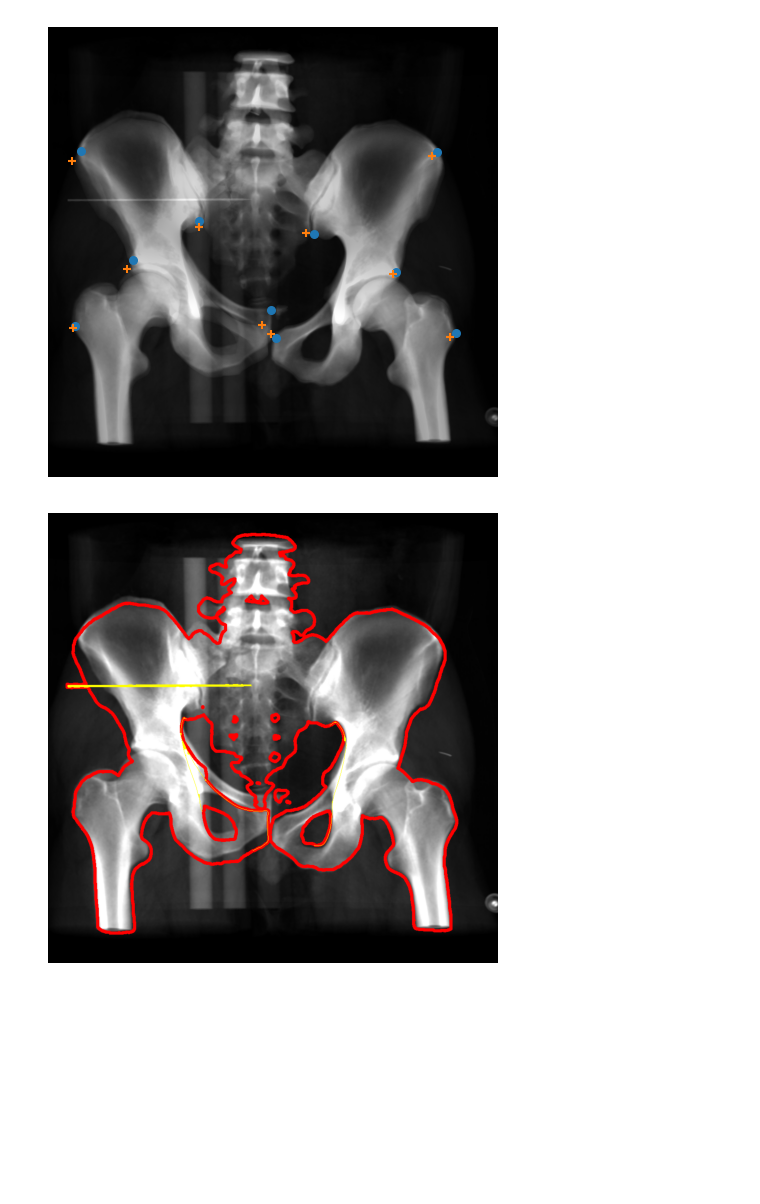
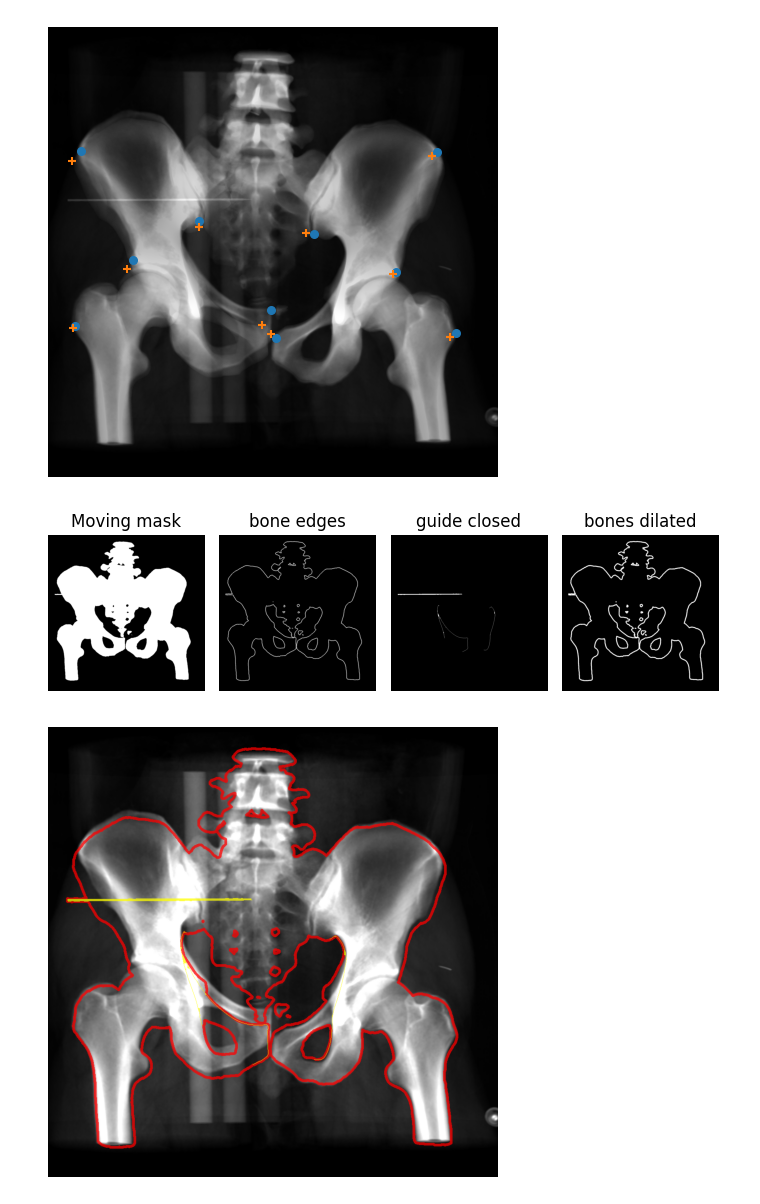
Before and after one commit to Vojtech-Benda/ca_isf, a Jupyter notebook: createImages.ipynb, the cells around one changed output. Saved outputs shown, nothing was run; the diff lists cells and outputs as text; code cells hidden in the pictures; blank space fills up the shorter version.

```diff
--- a/createImages.ipynb
+++ b/createImages.ipynb
@@ -160,47 +160,70 @@ def plotImageAndEdge(fixed_image, moving_image,
                      low_thresh_guide: float = 0.0, high_thresh_guide: float = 0.0,
                      save=False):
 
-
-    #input_image = sitk.GetImageFromArray(moving_image)
     moving_image = sitk.GetImageFromArray(moving_image)
     guide_edges = sitk.CannyEdgeDetection(moving_image,
                                           lowerThreshold=low_thresh_guide,
                                           upperThreshold=high_thresh_guide)
-    # moving_mask = sitk.GetImageFromArray(moving_image)
     moving_image[moving_image > 0.0] = 1.0
     bone_edges = sitk.CannyEdgeDetection(moving_image)
 
-    guide_closed = (sk.morphology.closing(sitk.GetArrayFromImage(guide_edges),
-                                          footprint=np.ones(shape=(5, 5))).astype(np.uint8))
-    bones_dilated = 2 * sk.morphology.dilation(sitk.GetArrayFromImage(bone_edges),
-                                           footprint=np.ones(shape=(4, 4))).astype(np.uint8)
+    guide_closed = sitk.Cast(sitk.GrayscaleMorphologicalClosing(guide_edges,
+                                                      kernelRadius=[2, 2] * 3,
+                                                      kernelType=sitk.sitkBox), sitk.sitkUInt8)
+    bones_dilated = 2 * sitk.Cast(sitk.GrayscaleDilate(bone_edges), sitk.sitkUInt8)
 
-    label_map = sitk.GetImageFromArray(guide_closed + bones_dilated)
-    bones_dilated_sitk = sitk.GetImageFromArray(bones_dilated)
+    # guide_closed = (sk.morphology.closing(sitk.GetArrayFromImage(guide_edges),
+    #                                       footprint=np.ones(shape=(5, 5))).astype(np.uint8))
+    # bones_dilated = 2 * sk.morphology.dilation(sitk.GetArrayFromImage(bone_edges),
+    #                                        footprint=np.ones(shape=(4, 4))).astype(np.uint8)
+
+    fig, ax = plt.subplots(1, 4, figsize=(7, 7))
+    ax[0].imshow(sitk.GetArrayFromImage(moving_image), cmap="gray")
+    ax[0].set_title("Moving mask")
+    ax[0].set_axis_off()
+
+    ax[1].imshow(sitk.GetArrayFromImage(bone_edges), cmap="gray")
+    ax[1].set_title("bone edges")
+    ax[1].set_axis_off()
+
+    ax[2].imshow(sitk.GetArrayFromImage(guide_closed), cmap="gray")
+    ax[2].set_title("guide closed")
+    ax[2].set_axis_off()
+
+    ax[3].imshow(sitk.GetArrayFromImage(bones_dilated), cmap="gray")
+    ax[3].set_title("bones dilated")
+    ax[3].set_axis_off()
+    fig.tight_layout()
+
+    label_map = guide_closed + bones_dilated
+
+    #label_map = sitk.GetImageFromArray(guide_closed + bones_dilated)
+    # bones_dilated_sitk = sitk.GetImageFromArray(bones_dilated)
 
     yellow = [255, 255, 0]
     red = [255, 0, 0]
     labeled_image = sitk.LabelOverlay(fixed_image, label_map,
                                       colormap=red+yellow,
-                                    opacity=1.0, backgroundValue=0)
+                                    opacity=0.75, backgroundValue=0)
 
     # fixed_image_labels = sk.color.label2rgb(guide_closed + bones_dilated,
     #                                         colors=colors,
     #                                         bg_label=0).astype(np.uint8)
     # rescale = sk.exposure.rescale_intensity(fixed_image_labels,
     #                                         out_range=(0, 255))
 
     fig_edge, ax_edge = plt.subplots(1, 1)
     ax_edge.imshow(sitk.GetArrayFromImage(labeled_image))
     ax_edge.set_axis_off()
     fig_edge.tight_layout()
     plt.show()
-    if save:
-        fig_edge.savefig(f"pacient{patientNumber}Edges.png",  # graficke_vystupy\\pacient_{patientNumber}\\
-                         bbox_inches="tight", pad_inches=0)
-    return labeled_image
+    # if save:
+    #     fig_edge.savefig(f"pacient{patientNumber}Edges.png",  # graficke_vystupy\\pacient_{patientNumber}\\
+    #                      bbox_inches="tight", pad_inches=0)
 
-label_image = plotImageAndEdge(fixedImageRescaled, images["movingFinalImage"],
-                 low_thresh_guide=0.1, high_thresh_guide=0.6, save=False)
+    return guide_edges, bone_edges
+guide, bones = plotImageAndEdge(fixedImageRescaled, images["movingFinalImage"],
+                 low_thresh_guide=0.1, high_thresh_guide=0.5, save=False)
 # %% [output]
-[figure, old version]
+[figure, new version]
+[figure, added]
```
Also changed, not shown: parts of 4 cells of this notebook.
